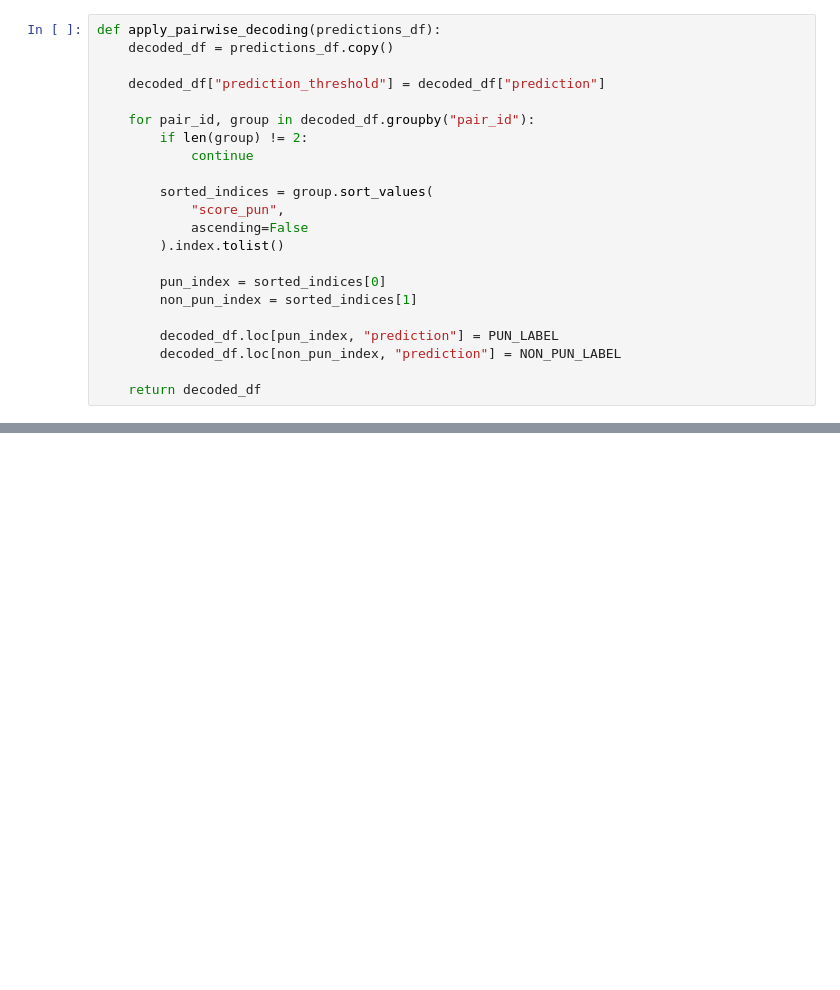
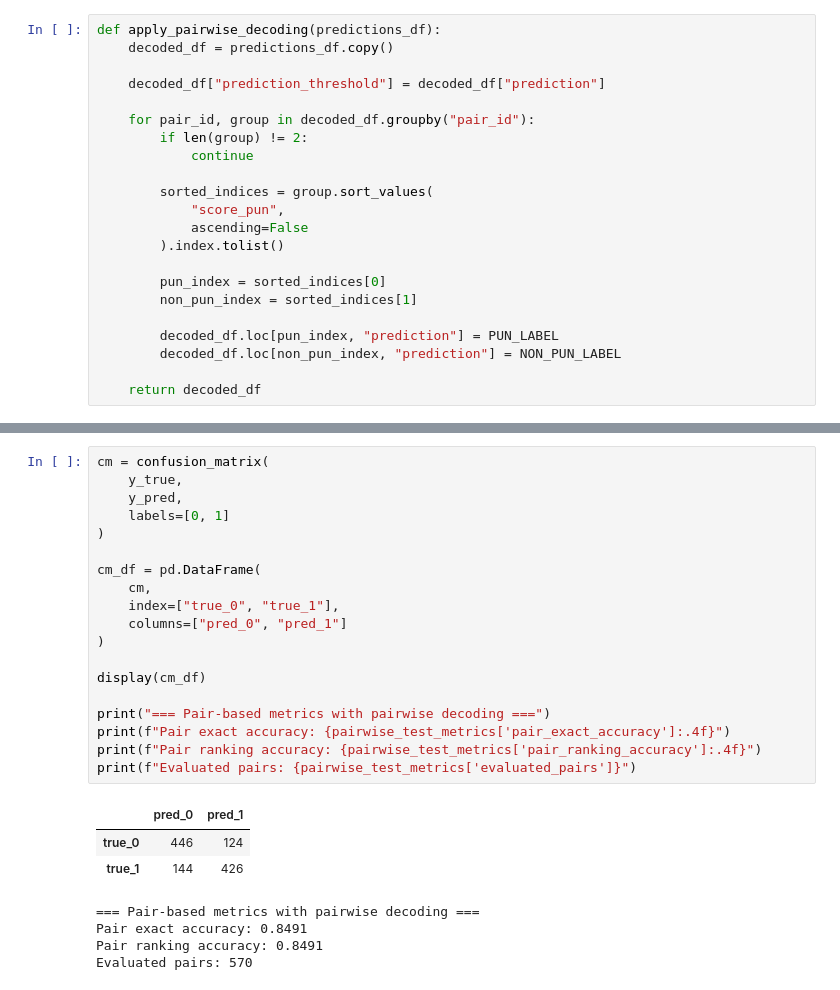
Before and after one commit to avelando/pun-detection-split-analysis, a Jupyter notebook: BERTimbau/constrativo/code.ipynb, the cells around one changed output, grey strips where cells are left out. Cells and saved outputs as stored; diff of their text form; blank space fills up the shorter version.

```diff
--- a/BERTimbau_constrativo.ipynb
+++ b/BERTimbau/constrativo/code.ipynb
@@ -1136,0 +1205,27 @@ Evaluated pairs: 570
+# %%
+cm = confusion_matrix(
+    y_true,
+    y_pred,
+    labels=[0, 1]
+)
+
+cm_df = pd.DataFrame(
+    cm,
+    index=["true_0", "true_1"],
+    columns=["pred_0", "pred_1"]
+)
+
+display(cm_df)
+
+print("=== Pair-based metrics with pairwise decoding ===")
+print(f"Pair exact accuracy: {pairwise_test_metrics['pair_exact_accuracy']:.4f}")
+print(f"Pair ranking accuracy: {pairwise_test_metrics['pair_ranking_accuracy']:.4f}")
+print(f"Evaluated pairs: {pairwise_test_metrics['evaluated_pairs']}")
+# %% [output]
+|  | pred_0 | pred_1 |
+| true_0 | 446 | 124 |
+| true_1 | 144 | 426 |
+=== Pair-based metrics with pairwise decoding ===
+Pair exact accuracy: 0.8491
+Pair ranking accuracy: 0.8491
+Evaluated pairs: 570
```
Also changed, not shown: parts of 9 cells of this notebook, 11 other files.
